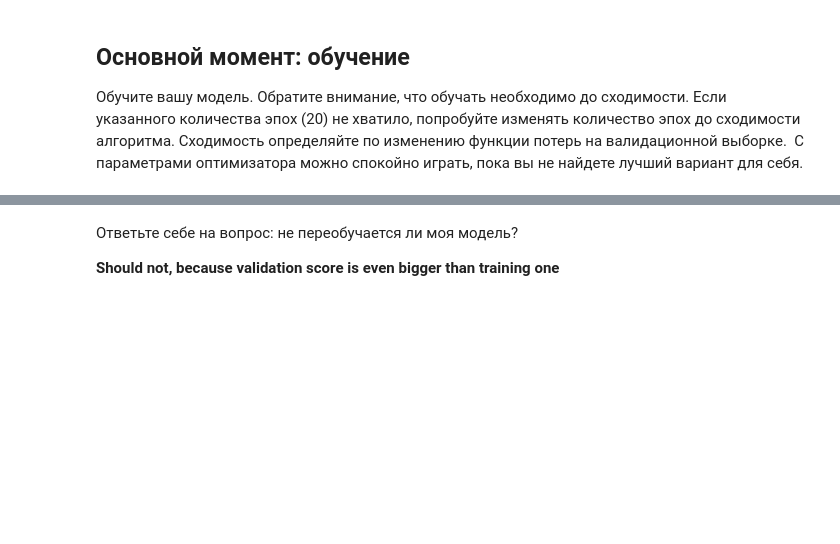
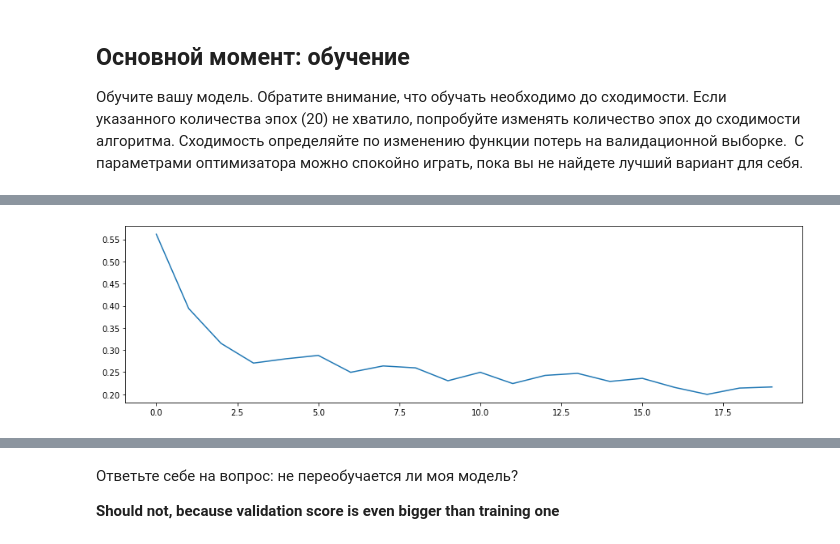
Before and after one commit to OlegTkhor/DLS_homework, a Jupyter notebook: [hw]semantic_segmentation.ipynb, the cells around one changed output, grey strips where cells are left out. Saved outputs shown, nothing was run; the diff lists cells and outputs as text; code cells hidden in the pictures; blank space fills up the shorter version.

```diff
--- a/[hw]semantic_segmentation.ipynb
+++ b/[hw]semantic_segmentation.ipynb
@@ -457,3 +459,8 @@ train(model, optim, bce_loss, max_epochs, data_tr, data_val)
+# %%
+plt.plot(loss_chart)
+plt.show()
+# %% [output]
+[figure, added]
 # %%
 score_model(model, iou_pytorch, data_val)
 # %% [output]
```
Also changed, not shown: parts of 15 cells of this notebook.
